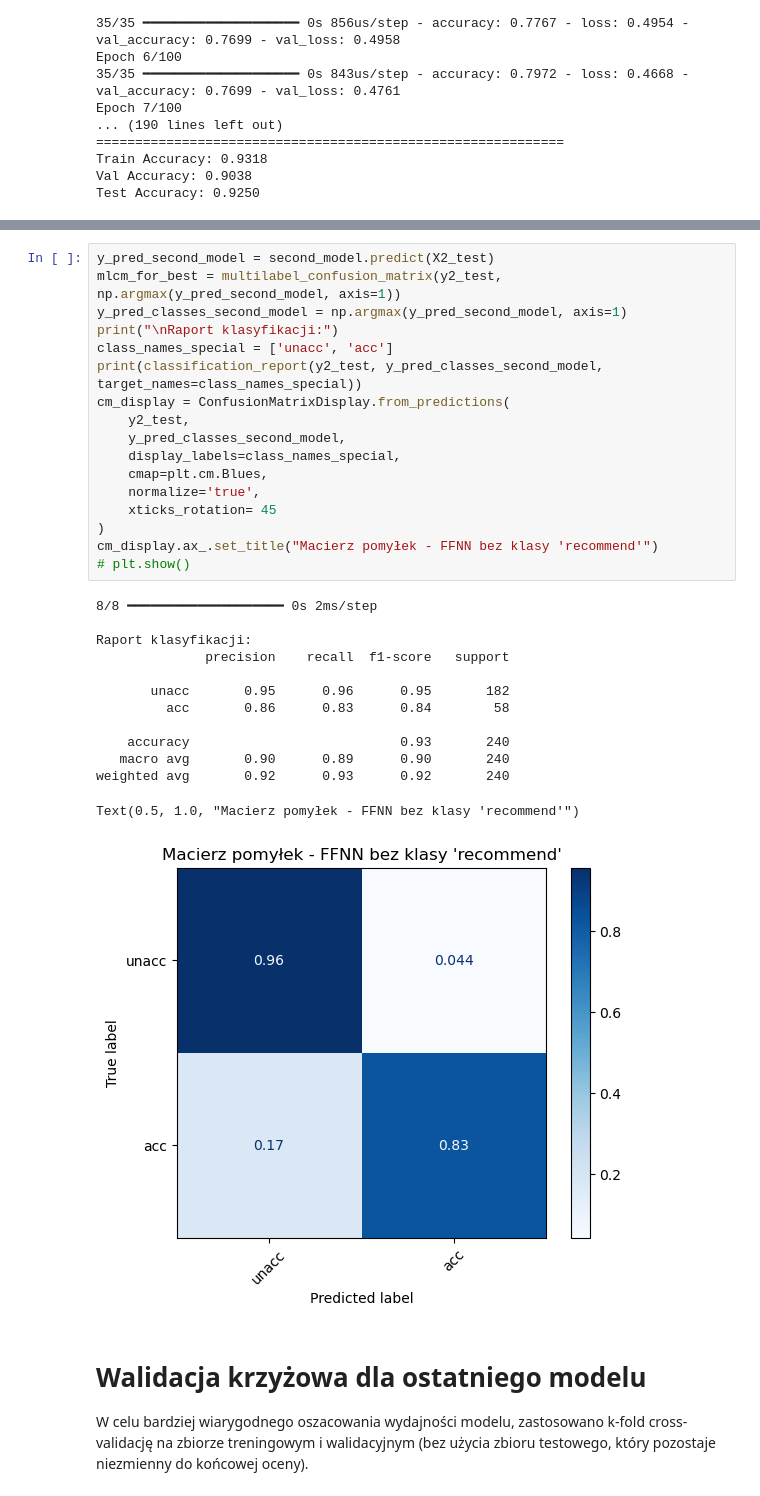
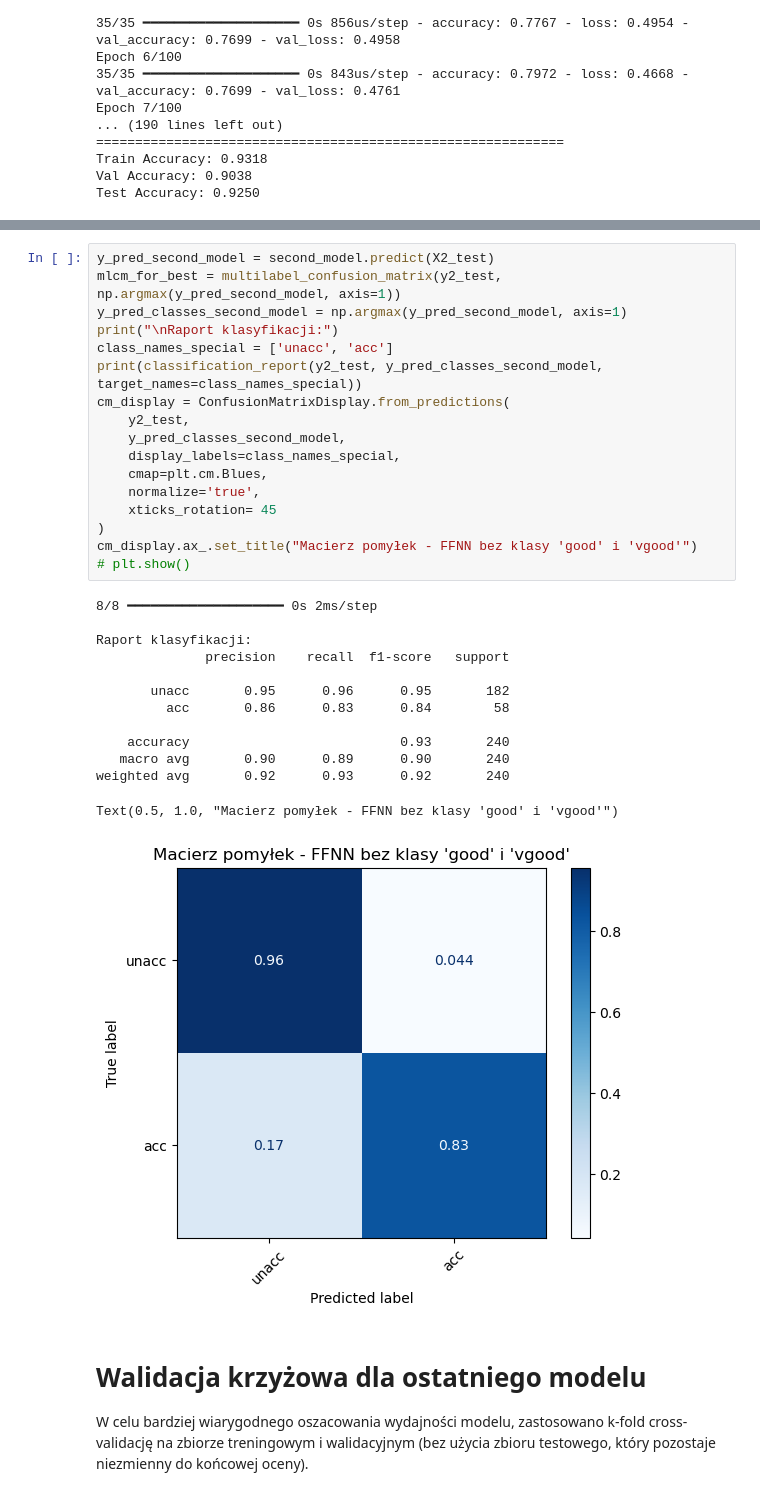
Before and after one commit to jakubfigura/computational_intelligence, a Jupyter notebook: car_ffnn/cars.ipynb, the cells around one changed output, grey strips where cells are left out. Drawn from its saved outputs; the diff is of its cells as text.

```diff
--- a/car_ffnn/cars.ipynb
+++ b/car_ffnn/cars.ipynb
@@ -598,34 +598,34 @@ plt.show()
 # %%
 y_pred_second_model = second_model.predict(X2_test)
 mlcm_for_best = multilabel_confusion_matrix(y2_test, np.argmax(y_pred_second_model, axis=1))
 y_pred_classes_second_model = np.argmax(y_pred_second_model, axis=1)
 print("\nRaport klasyfikacji:")
 class_names_special = ['unacc', 'acc']
 print(classification_report(y2_test, y_pred_classes_second_model, target_names=class_names_special))
 cm_display = ConfusionMatrixDisplay.from_predictions(
     y2_test,
     y_pred_classes_second_model,
     display_labels=class_names_special,
     cmap=plt.cm.Blues,
     normalize='true',
     xticks_rotation= 45
 )
-cm_display.ax_.set_title("Macierz pomyłek - FFNN bez klasy 'recommend'")
+cm_display.ax_.set_title("Macierz pomyłek - FFNN bez klasy 'good' i 'vgood'")
 # plt.show()
 # %% [output]
 8/8 ━━━━━━━━━━━━━━━━━━━━ 0s 2ms/step
 
 Raport klasyfikacji:
               precision    recall  f1-score   support
 
        unacc       0.95      0.96      0.95       182
          acc       0.86      0.83      0.84        58
 
     accuracy                           0.93       240
    macro avg       0.90      0.89      0.90       240
 weighted avg       0.92      0.93      0.92       240
-Text(0.5, 1.0, "Macierz pomyłek - FFNN bez klasy 'recommend'")
+Text(0.5, 1.0, "Macierz pomyłek - FFNN bez klasy 'good' i 'vgood'")
-[figure, old version]
+[figure, new version]
 # %% [markdown]
 # Walidacja krzyżowa dla ostatniego modelu
 
```
Also changed, not shown: parts of 1 cell of this notebook.
